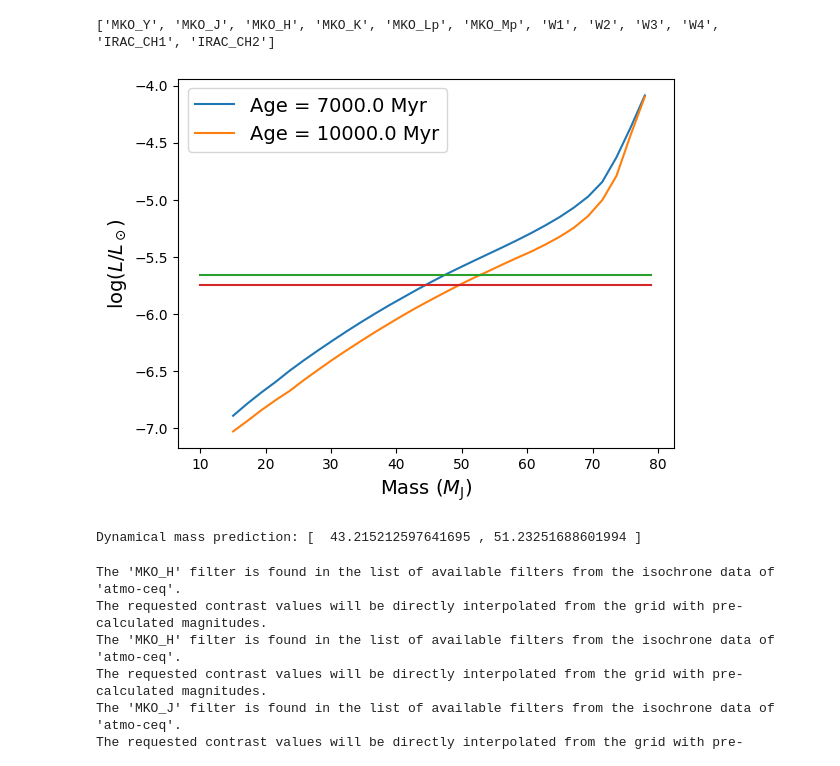
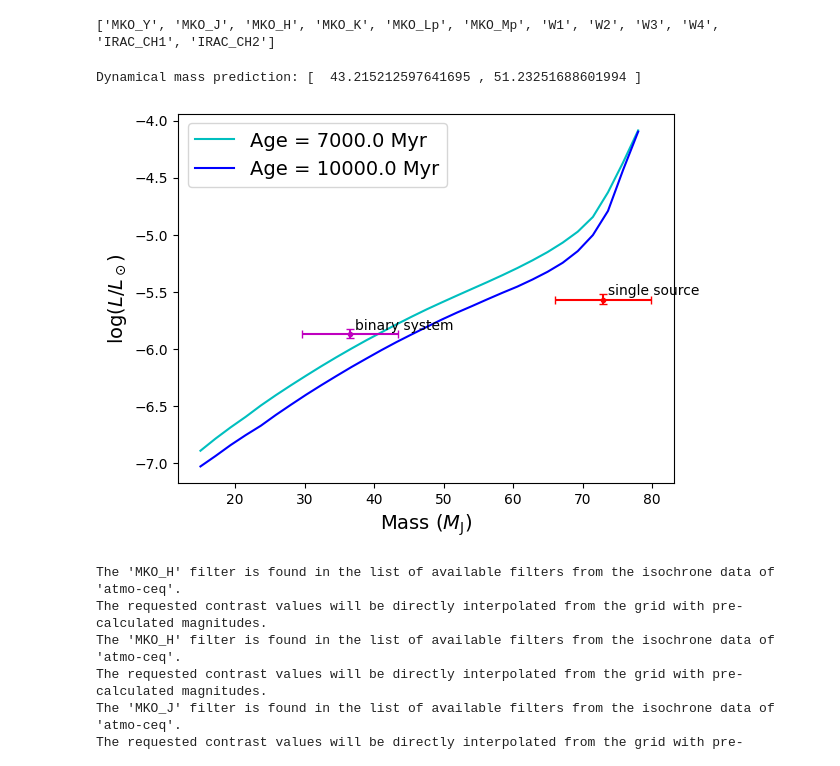
Before and after one commit to benlchang/HD47127-b-ADI, a Jupyter notebook: species.ipynb, the cells around one changed output. Drawn from its saved outputs; the diff is of its cells as text; code cells hidden in the pictures.

Commit message:
plot updates

```diff
--- a/species.ipynb
+++ b/species.ipynb
@@ -578,38 +606,49 @@ print(read_iso.get_filters())
 # %%
 iso_box_1 = read_iso.get_isochrone(age=7000.,
                                  masses=np.linspace(15., 78., 30),
                                  filter_mag='MKO_H',
                                  filters_color=('MKO_J', 'MKO_K'))
 iso_box_2 = read_iso.get_isochrone(age=10000.,
                                  masses=np.linspace(15., 78., 30),
                                  filter_mag='MKO_H',
                                  filters_color=('MKO_J', 'MKO_K'))
 
 mass_est = np.arange(10, 80)
 lum_low = [-5.751-0.035] * 70
 lum_high = [-5.751+0.049] * 70
 
-plt.plot(iso_box_1.mass, iso_box_1.log_lum, label=f'Age = {iso_box_1.age} Myr')
-plt.plot(iso_box_2.mass, iso_box_2.log_lum, label=f'Age = {iso_box_2.age} Myr')
-plt.plot(mass_est, lum_low)
-plt.plot(mass_est, lum_high)
-plt.xlabel(r'Mass ($M_\mathrm{J}$)', fontsize=14)
-plt.ylabel(r'$\log(L/L_\odot)$', fontsize=14)
-plt.legend(fontsize=14)
-plt.show()
+plt.plot(iso_box_1.mass, iso_box_1.log_lum, label=f'Age = {iso_box_1.age} Myr', color='c')
+plt.plot(iso_box_2.mass, iso_box_2.log_lum, label=f'Age = {iso_box_2.age} Myr', color='b')
+# plt.plot(mass_est, lum_low)
+# plt.plot(mass_est, lum_high)
 
 
 f_iso_low = interp1d(iso_box_1.mass, iso_box_1.log_lum, kind='linear', fill_value='extrapolate')
 f_iso_high = interp1d(iso_box_2.mass, iso_box_2.log_lum, kind='linear', fill_value='extrapolate')
 
 intersect_mass_low = fsolve(lambda x: f_iso_low(x) - lum_low[0], 10)
 
 intersect_mass_high = fsolve(lambda x: f_iso_high(x) - lum_high[0], 10)
 
 print("Dynamical mass prediction: [ ", intersect_mass_low[0], ",", intersect_mass_high[0], "]")
+
+plt.errorbar(73, -5.571, yerr=[[0.035], [0.049]], xerr=6.9, capsize=3.0, color='r')
+plt.plot(73, -5.571, '.', color='r')
+plt.annotate("single source", (73.0, -5.571), xytext=(5.0, 5.0), textcoords='offset pixels')
+
+half_lum = math.log(0.5 * (10 ** -5.571), 10)
+
+plt.errorbar(73/2, half_lum, yerr=[[0.035], [0.049]], xerr=6.9, capsize=3.0, color='m')
+plt.plot(73/2, half_lum, '.', color='m')
+plt.annotate("binary system", (73/2, half_lum), xytext=(5.0, 5.0), textcoords='offset pixels')
+
+plt.xlabel(r'Mass ($M_\mathrm{J}$)', fontsize=14)
+plt.ylabel(r'$\log(L/L_\odot)$', fontsize=14)
+plt.legend(fontsize=14)
+plt.show()
 # %% [output]
+Dynamical mass prediction: [  43.215212597641695 , 51.23251688601994 ]
-[figure, old version]
+[figure, new version]
-Dynamical mass prediction: [  43.215212597641695 , 51.23251688601994 ]
 # %%
 mass_H1 = read_iso.contrast_to_mass(age=7000.,
                                    distance=26.6,
```
Also changed, not shown: parts of 7 cells of this notebook.
